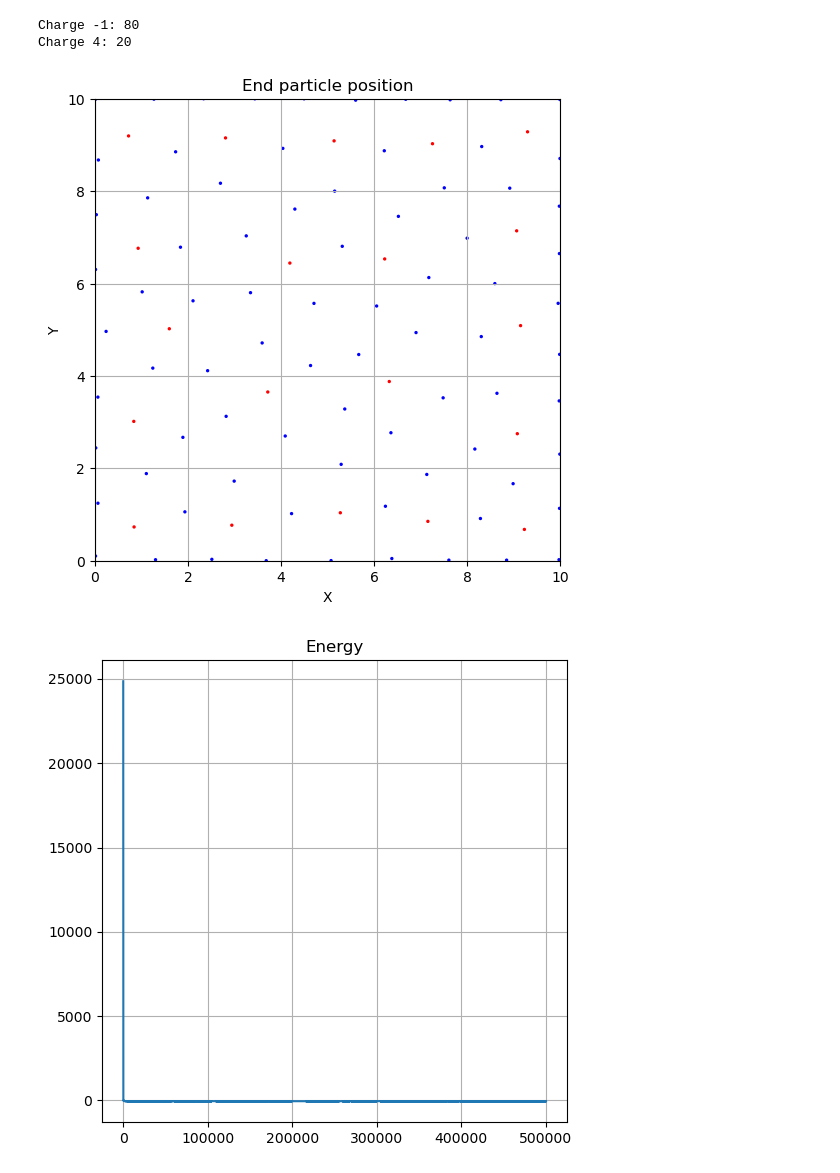
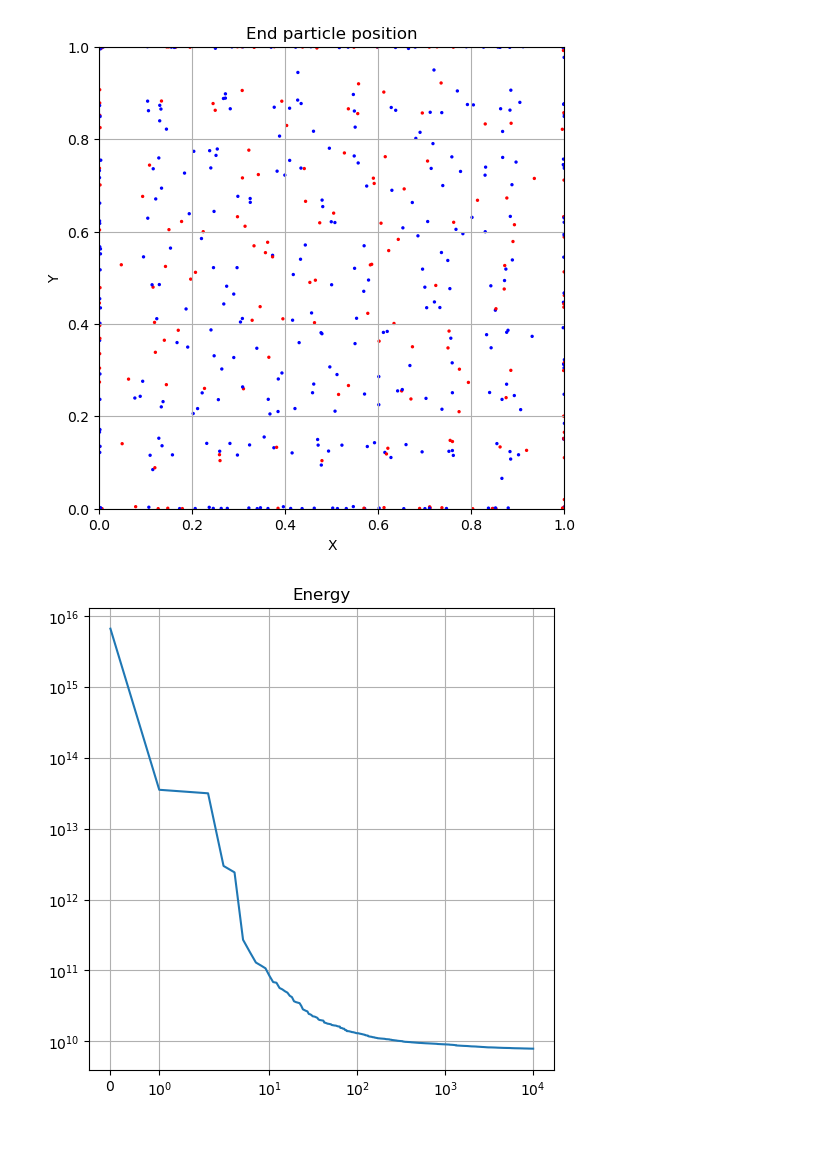
Before and after one commit to Sparisi01/montecarlo_particles_simulation, a Jupyter notebook: data_analysis.ipynb, the cells around one changed output. Cells and saved outputs as stored; diff of their text form; code cells hidden in the pictures; blank space fills up the shorter version.

```diff
--- a/data_analysis.ipynb
+++ b/data_analysis.ipynb
@@ -40,44 +34,39 @@ data = np.loadtxt("output/end_position_file.csv", delimiter=";")
 
 x = data[:, 0]
 y = data[:, 1]
-c = data[:, 2]
-
-print(f"Charge -1: {sum(c==-1)}")
-print(f"Charge 4: {sum(c==4)}")
+c = data[:, 3]
-# %% [output]
-Charge -1: 80
-Charge 4: 20
 # %%
 
-color_map = {-1: "blue", 4: "red"}
-colors = [color_map[val] for val in c]
 
 fig, ax = plt.subplots(figsize=(6, 6))
-ax.scatter(x, y, s=2, color=colors)
+ax.scatter(x, y, s=2, c=c, cmap="bwr")
 
 ax.set_title("End particle position")
 ax.set_xlabel("X")
 ax.set_ylabel("Y")
-ax.set_xlim([0,10])
-ax.set_ylim([0,10])
+ax.set_xlim([0,1])
+ax.set_ylim([0,1])
 ax.grid(True)
 
 plt.show()
 # %% [output]
-[figure, old version]
+[figure, new version]
 # %%
 data = np.loadtxt("output/energy.csv", delimiter=";")
 
 # Plot
 plt.figure(figsize=(6, 6))
 plt.plot(data)
 
 plt.title("Energy")
 plt.grid(True)
 
+plt.xscale("symlog")
+plt.yscale("symlog")
+
 plt.show()
 # %% [output]
-[figure, old version]
+[figure, new version]
 # %%
 data = np.loadtxt("output/file_distances.csv", delimiter=";")
 
```
Also changed, not shown: parts of 4 cells of this notebook, 2 other files.
